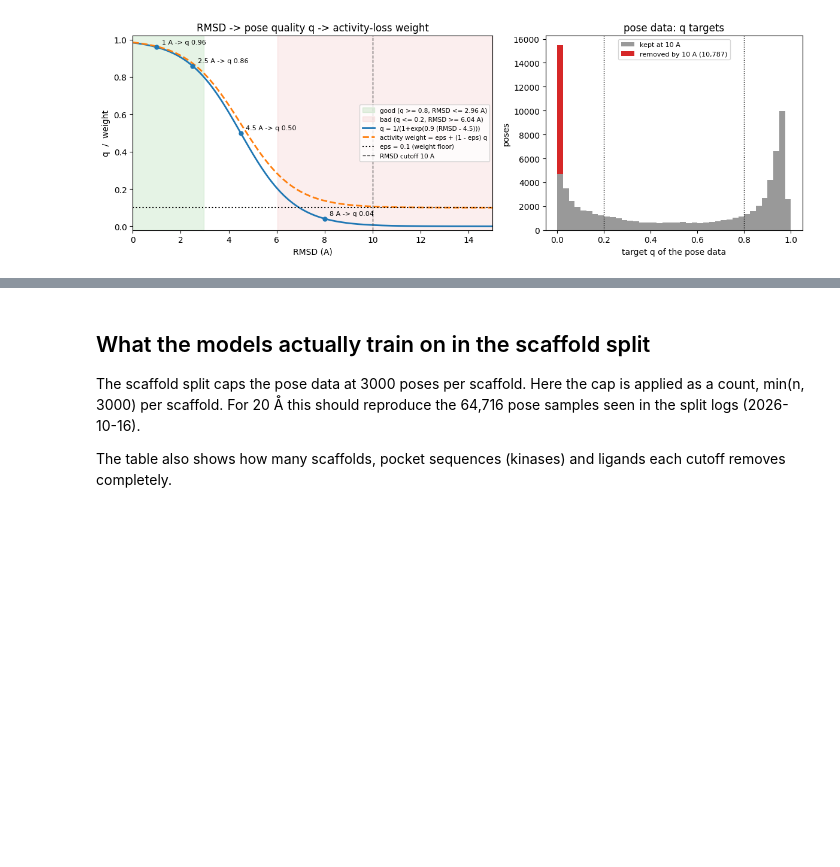
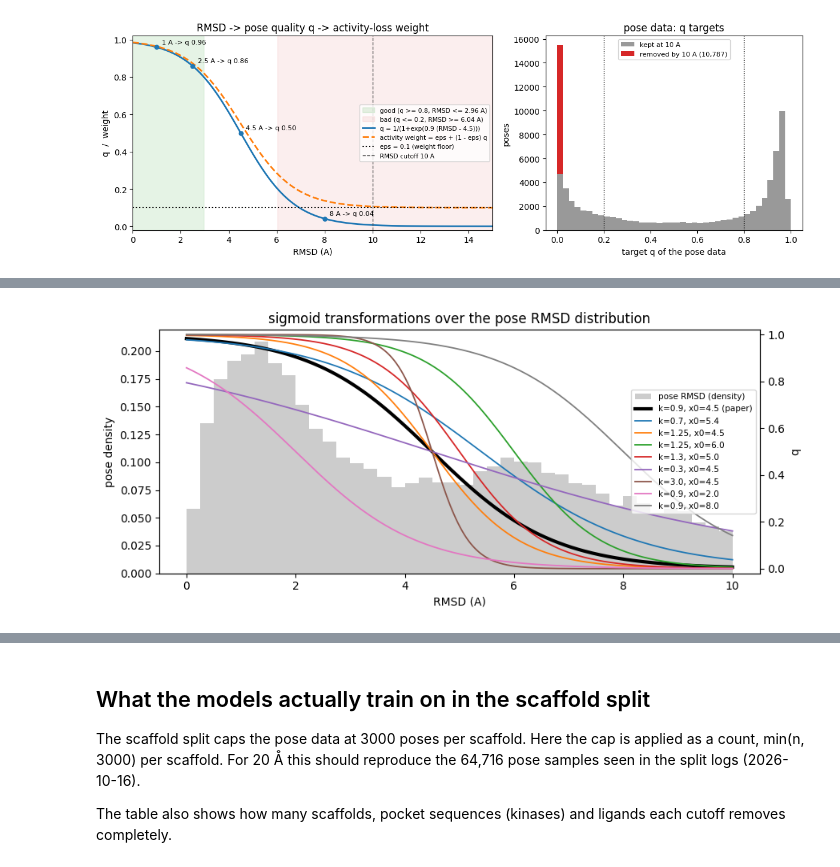
Before and after one commit to openkinome/multi-objective-kinodata-3D, a Jupyter notebook: analysis/rmsd_distribution.ipynb, the cells around one changed output, grey strips where cells are left out. Drawn from its saved outputs; the diff is of its cells as text; code cells hidden in the pictures; blank space fills up the shorter version.

```diff
--- a/analysis/rmsd_distribution.ipynb
+++ b/analysis/rmsd_distribution.ipynb
@@ -210,0 +247,26 @@ fig.savefig(OUTPUT / "sigmoid_transformation.png", dpi=200)
+# %%
+def sigmoid_q(r, k, x0):
+    return 1 / (1 + np.exp(k * (np.asarray(r, float) - x0)))
+
+
+r_pose = pose["predicted_rmsd"].dropna()
+if POSE_CUTOFF is not None:
+    r_pose = r_pose[r_pose <= POSE_CUTOFF]
+print(f"{len(r_pose):,} poses (cutoff: {POSE_CUTOFF} A)")
+
+rows = []
+for k, x0 in SIGMOID_PARAMS:
+    q = sigmoid_q(r_pose, k, x0)
+    p = np.histogram(q, bins=N_BINS, range=(0, 1))[0] / len(q)
+    p_nz = p[p > 0]
+    rows.append({
+        "k": k, "x0": x0,
+        "q 0.8->0.2 window (A)": f"{x0 - np.log(4) / k:.2f}-{x0 + np.log(4) / k:.2f}",
+        "good % (q>=0.8)": round(100 * np.mean(q >= Q_GOOD), 1),
+        "medium %": round(100 * np.mean((q > Q_BAD) & (q < Q_GOOD)), 1),
+        "bad % (q<=0.2)": round(100 * np.mean(q <= Q_BAD), 1),
+        "middle third % (1/3<q<2/3)": round(100 * np.mean((q > 1 / 3) & (q < 2 / 3)), 1),
+        "flatness (norm. entropy)": round(float(-(p_nz * np.log(p_nz)).sum() / np.log(N_BINS)), 2),
+    })
+sigmoid_table = pd.DataFrame(rows)
+sigmoid_table
@@ -210,0 +285,19 @@ fig.savefig(OUTPUT / "sigmoid_transformation.png", dpi=200)
+# %%
+# where each transition falls relative to the RMSD distribution of the pose data
+fig, ax = plt.subplots(figsize=(9, 4))
+ax.hist(r_pose, bins=np.arange(0, (POSE_CUTOFF or 30) + 0.25, 0.25), color="0.8", density=True, label="pose RMSD (density)")
+ax2 = ax.twinx()
+x = np.linspace(0, POSE_CUTOFF or 30, 500)
+for i, (k, x0) in enumerate(SIGMOID_PARAMS):
+    ref = i == 0
+    ax2.plot(x, sigmoid_q(x, k, x0), lw=3 if ref else 1.3, color="k" if ref else None,
+             label=f"k={k}, x0={x0}" + (" (paper)" if ref else ""))
+ax.set(xlabel="RMSD (A)", ylabel="pose density")
+ax2.set(ylabel="q", ylim=(-0.02, 1.02))
+h1, l1 = ax.get_legend_handles_labels(); h2, l2 = ax2.get_legend_handles_labels()
+ax2.legend(h1 + h2, l1 + l2, fontsize=7.5, loc="center right")
+ax.set_title("sigmoid transformations over the pose RMSD distribution")
+fig.tight_layout()
+fig.savefig(OUTPUT / "sigmoid_params_curves.png", dpi=200)
+# %% [output]
+[figure, added]
```
Also changed, not shown: parts of 4 cells of this notebook, 1 other file.
